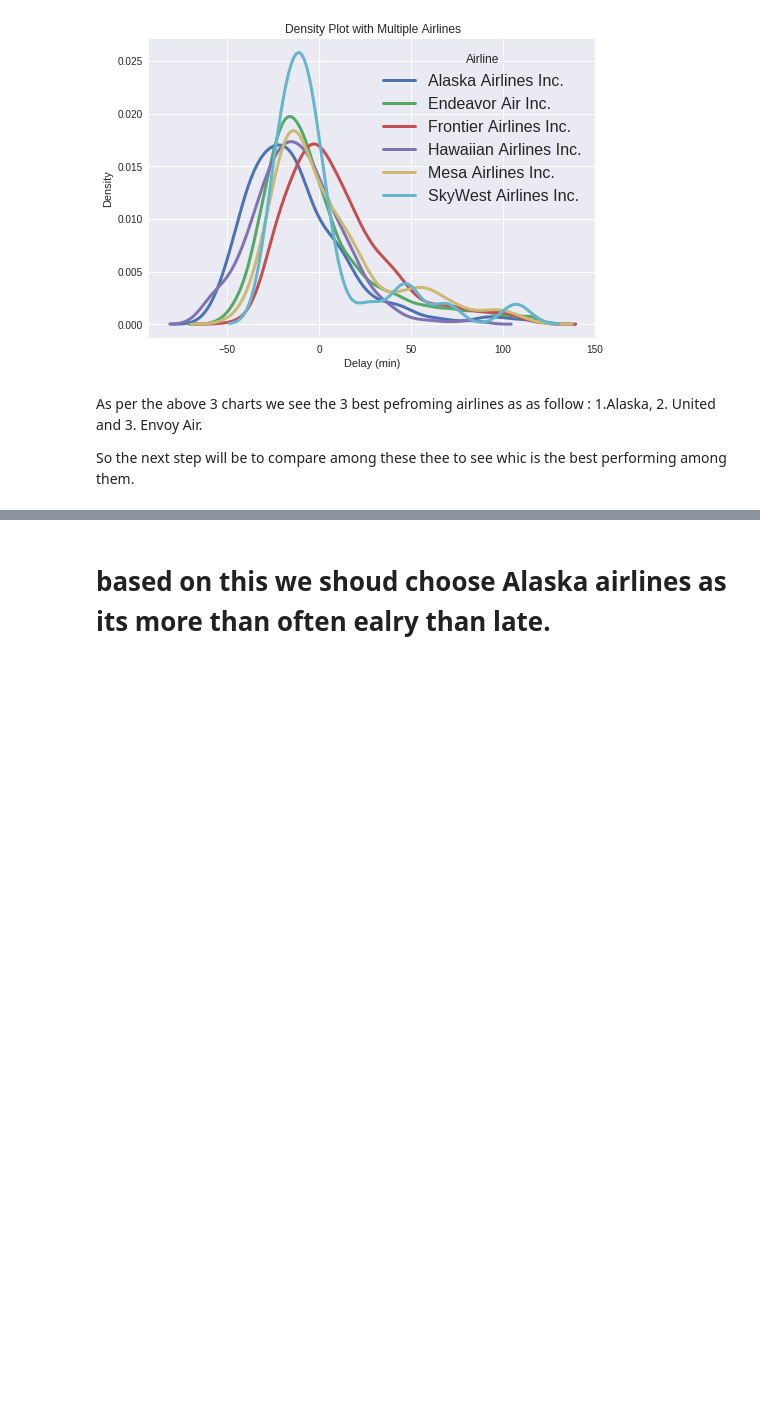
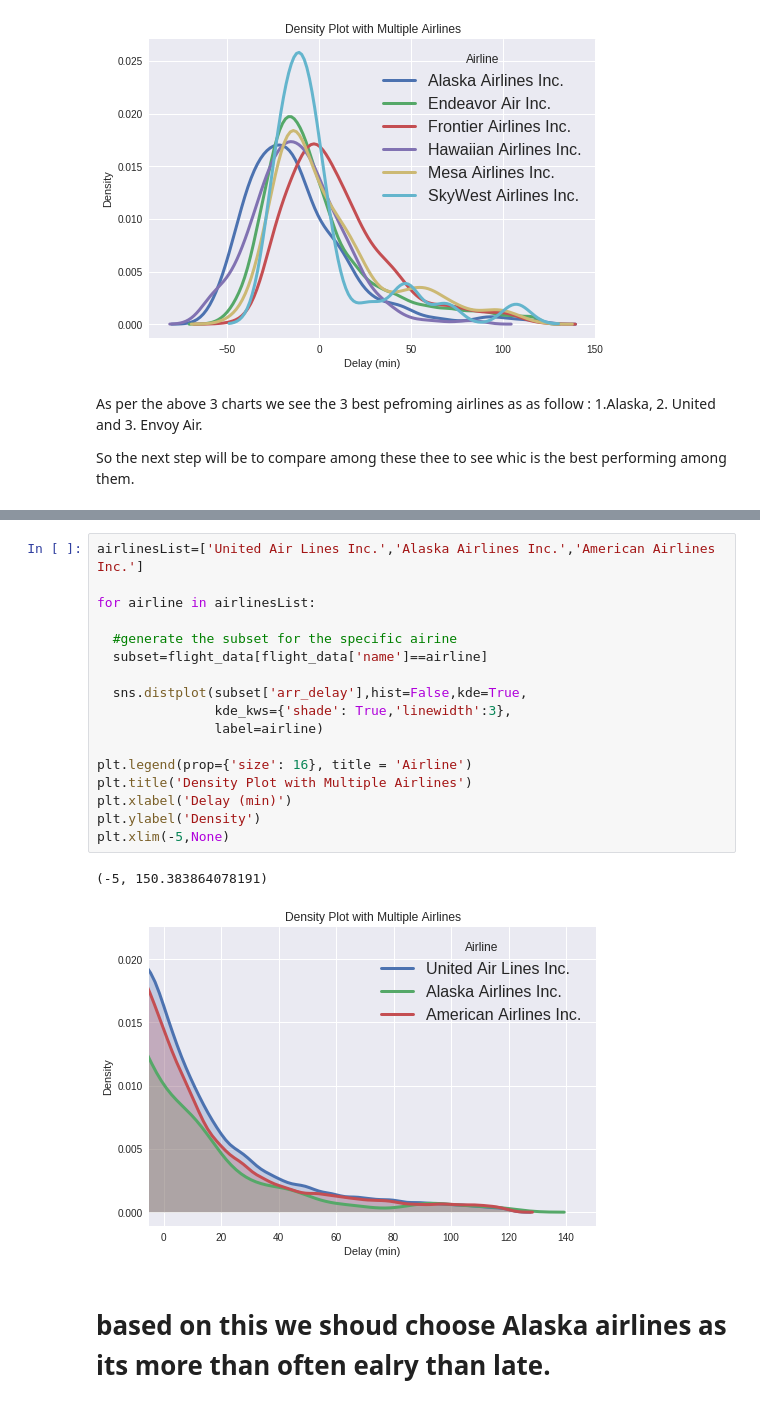
Before and after one commit to rohit139/SchoolofAI-DataLit-Exercise2, a Jupyter notebook: Statistics/Distrubution_Analyzer_with_Flight_Data.ipynb, the cells around one changed output, grey strips where cells are left out. Drawn from its saved outputs; the diff is of its cells as text; blank space fills up the shorter version.

```diff
--- a/Statistics/Distrubution_Analyzer_with_Flight_Data.ipynb
+++ b/Statistics/Distrubution_Analyzer_with_Flight_Data.ipynb
@@ -158,2 +158,22 @@ Text(0, 0.5, 'Density')
+# %%
+airlinesList=['United Air Lines Inc.','Alaska Airlines Inc.','American Airlines Inc.']
+
+for airline in airlinesList:
+
+  #generate the subset for the specific airine
+  subset=flight_data[flight_data['name']==airline]
+
+  sns.distplot(subset['arr_delay'],hist=False,kde=True,
+               kde_kws={'shade': True,'linewidth':3},
+               label=airline)
+
+plt.legend(prop={'size': 16}, title = 'Airline')
+plt.title('Density Plot with Multiple Airlines')
+plt.xlabel('Delay (min)')
+plt.ylabel('Density')
+plt.xlim(-5,None)
+# %% [output]
+(-5, 150.383864078191)
+[figure, added]
 # %% [markdown]
 # based on this we shoud choose Alaska airlines as its more than often ealry than late.
```
Also changed, not shown: parts of 3 cells of this notebook.
